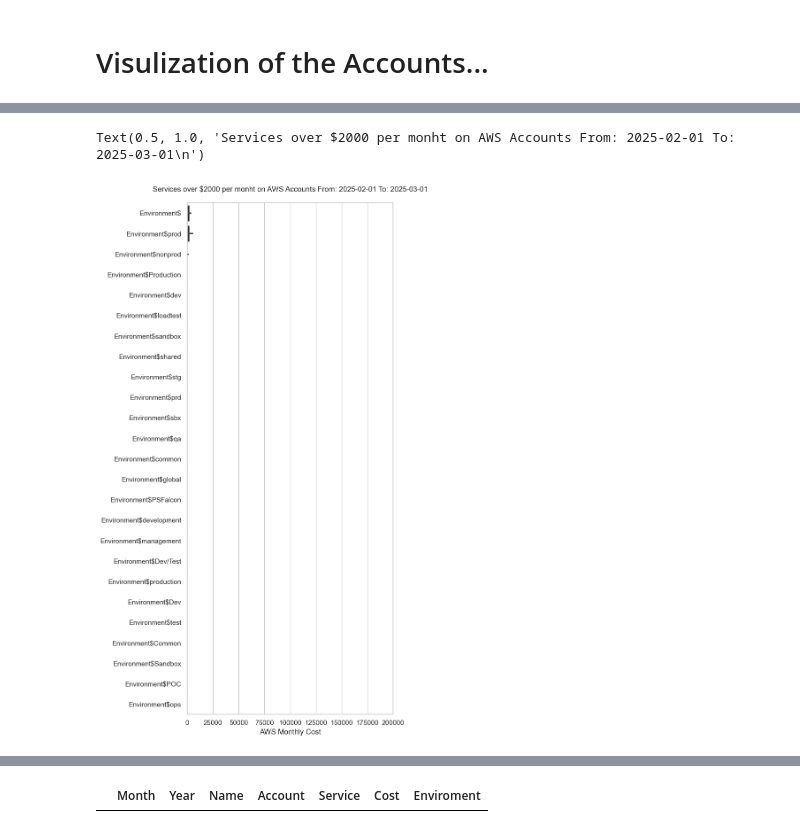
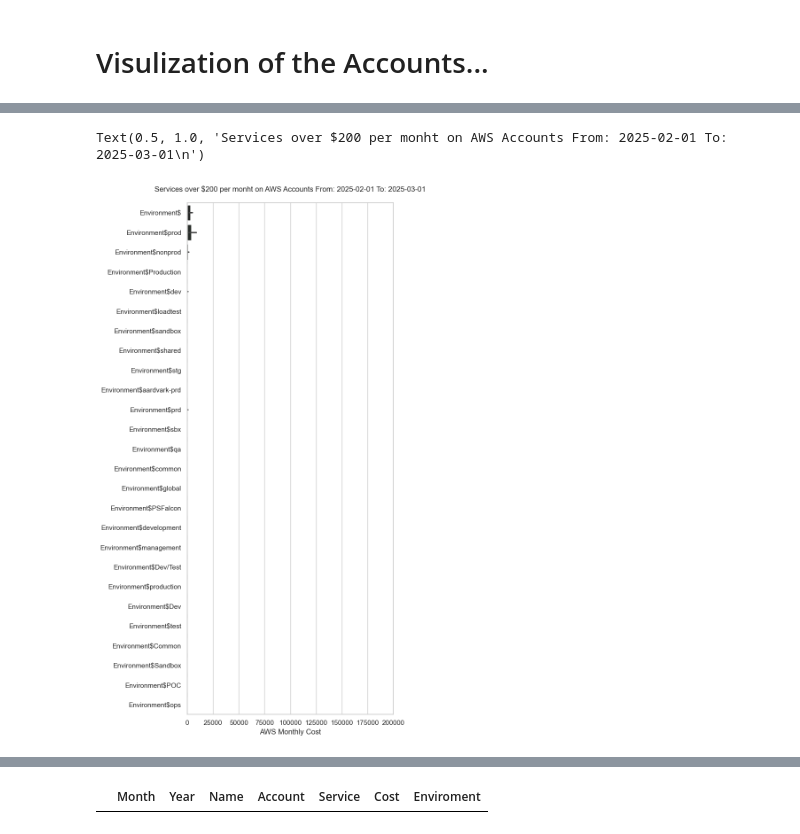
Before and after one commit to jorgeerodriguez/FinOps_AWS, a Jupyter notebook: FinOps.ipynb, the cells around one changed output, grey strips where cells are left out. Drawn from its saved outputs; the diff is of its cells as text; code cells hidden in the pictures.

```diff
--- a/FinOps.ipynb
+++ b/FinOps.ipynb
@@ -631,23 +631,23 @@ Text(0.5, 1.0, 'Services over $2000 per monht on AWS Accounts From: 2025-02-01 T
 # %%
 sns.set_theme(style="whitegrid")
 
 # Initialize the matplotlib figure
 fig, ax = plt.subplots(figsize=(6, 15))
 
-monthly_cost = 2000
+monthly_cost = 200
 sns.set_color_codes("pastel")
 sns.barplot(x="Cost", y="Enviroment", data=df,
             palette='dark:g', hue='Enviroment')
 
 # Add a legend and informative axis label
 #ax.legend(ncol=2, loc="lower right", frameon=True)
 ax.set(xlim=(0, 200000), ylabel="",
        xlabel="AWS Monthly Cost")
 ax.set_title("Services over $" + str(monthly_cost)+" per monht on AWS Accounts From: " + reportStart + " To: " + reportEnd + '\n')
 #sns.despine(left=True, bottom=True)
 # %% [output]
-Text(0.5, 1.0, 'Services over $2000 per monht on AWS Accounts From: 2025-02-01 To: 2025-03-01\n')
+Text(0.5, 1.0, 'Services over $200 per monht on AWS Accounts From: 2025-02-01 To: 2025-03-01\n')
-[figure, old version]
+[figure, new version]
 # %%
 df.plot()
 # %% [output]
```
Also changed, not shown: parts of 161 cells of this notebook.
